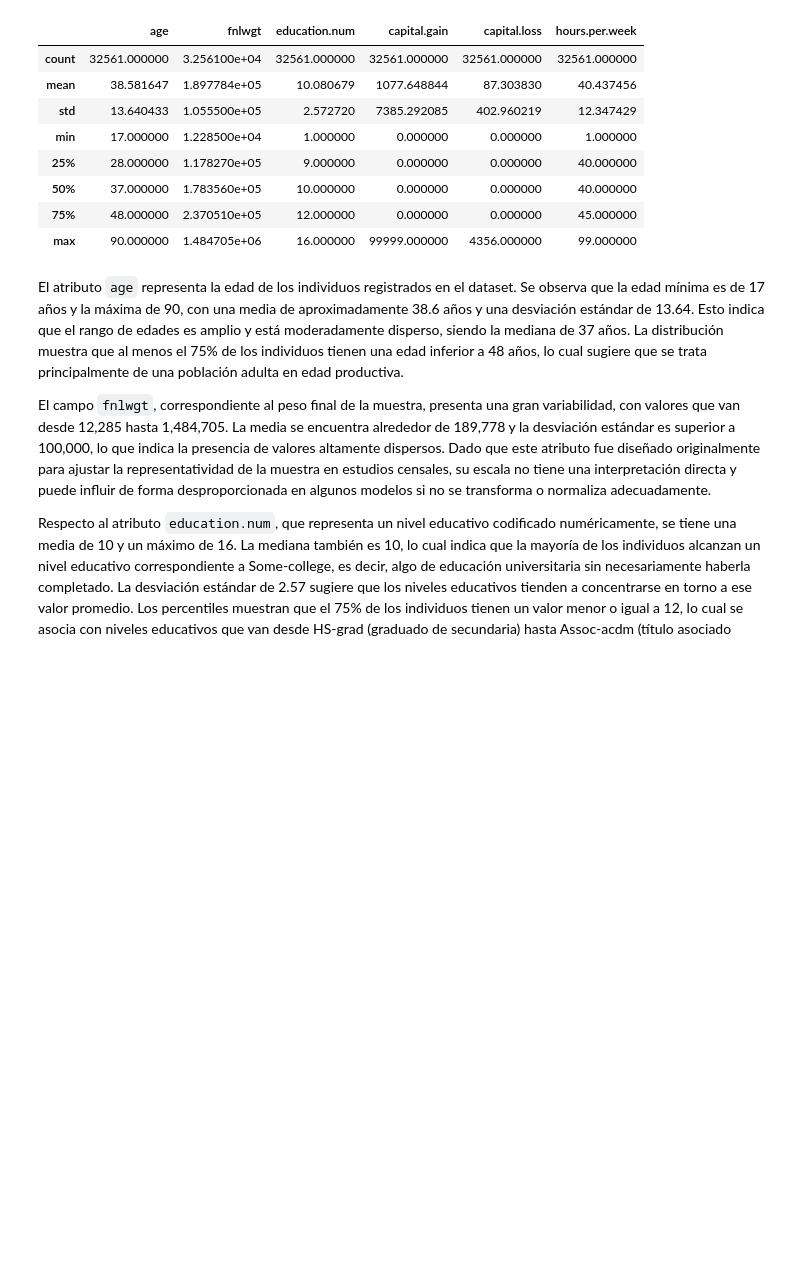
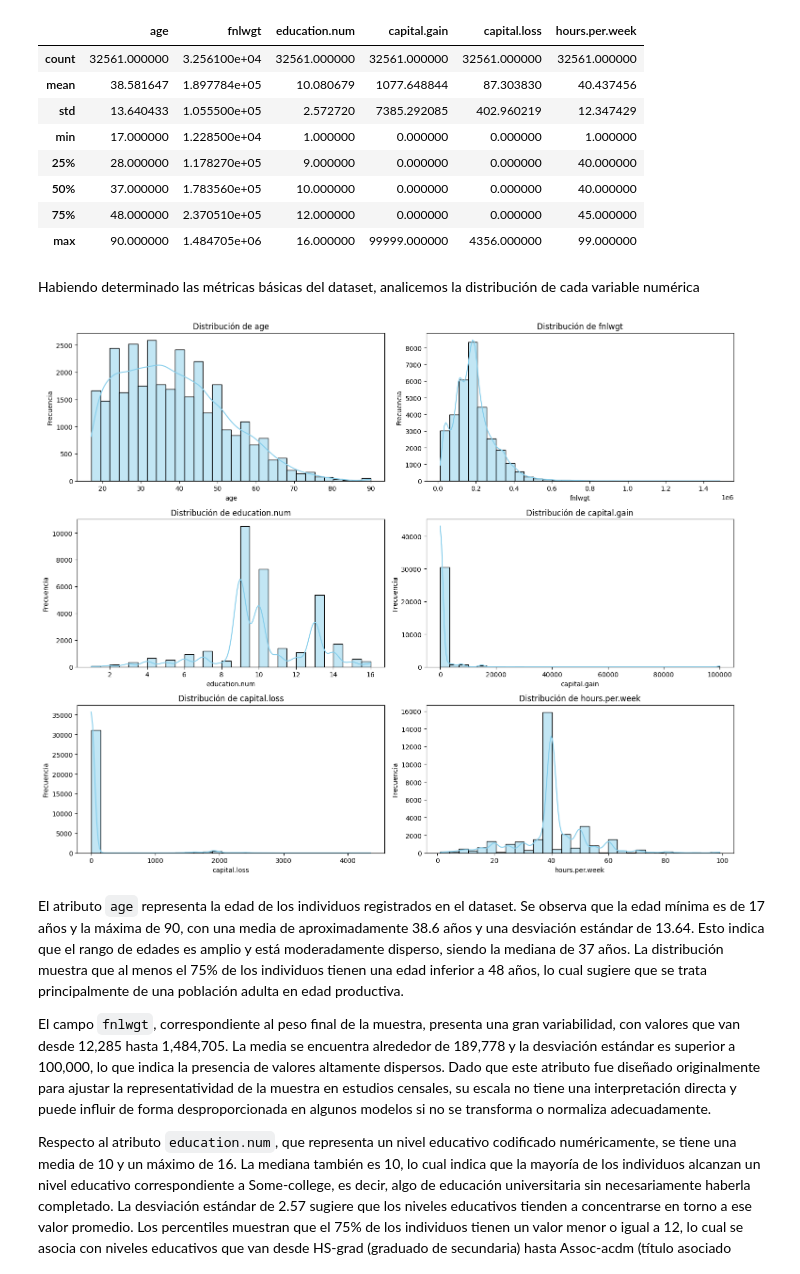
Before and after one commit to jquelas/adult_census_income, a Jupyter notebook: adult_census_income.ipynb, the cells around one changed output. Cells and saved outputs as stored; diff of their text form; code cells hidden in the pictures; blank space fills up the shorter version.

Commit message:
Addition of initial data wrangling.

```diff
--- a/adult_census_income.ipynb
+++ b/adult_census_income.ipynb
@@ -199,6 +199,30 @@ census.describe()
 | 50% | 37.000000 | 1.783560e+05 | 10.000000 | 0.000000 | 0.000000 | 40.000000 |
 | 75% | 48.000000 | 2.370510e+05 | 12.000000 | 0.000000 | 0.000000 | 45.000000 |
 | max | 90.000000 | 1.484705e+06 | 16.000000 | 99999.000000 | 4356.000000 | 99.000000 |
+# %% [markdown]
+Habiendo determinado las métricas básicas del dataset, analicemos la distribución de cada variable numérica
+# %%
+import matplotlib.pyplot as plt
+import seaborn as sns
+
+# Definir las variables numéricas del dataset
+variables_numericas = ['age', 'fnlwgt', 'education.num', 'capital.gain', 'capital.loss', 'hours.per.week']
+
+# Definir el tamaño de la figura
+plt.figure(figsize=(15, 12))
+
+# Crear un histograma para cada variable numérica
+for i, var in enumerate(variables_numericas, 1):
+    plt.subplot(3, 2, i)
+    sns.histplot(data=census, x=var, kde=True, bins=30, color='skyblue')
+    plt.title(f'Distribución de {var}')
+    plt.xlabel(var)
+    plt.ylabel('Frecuencia')
+
+plt.tight_layout()
+plt.show()
+# %% [output]
+[figure, added]
 # %% [markdown]
 
 
```
Also changed, not shown: parts of 12 cells of this notebook.
